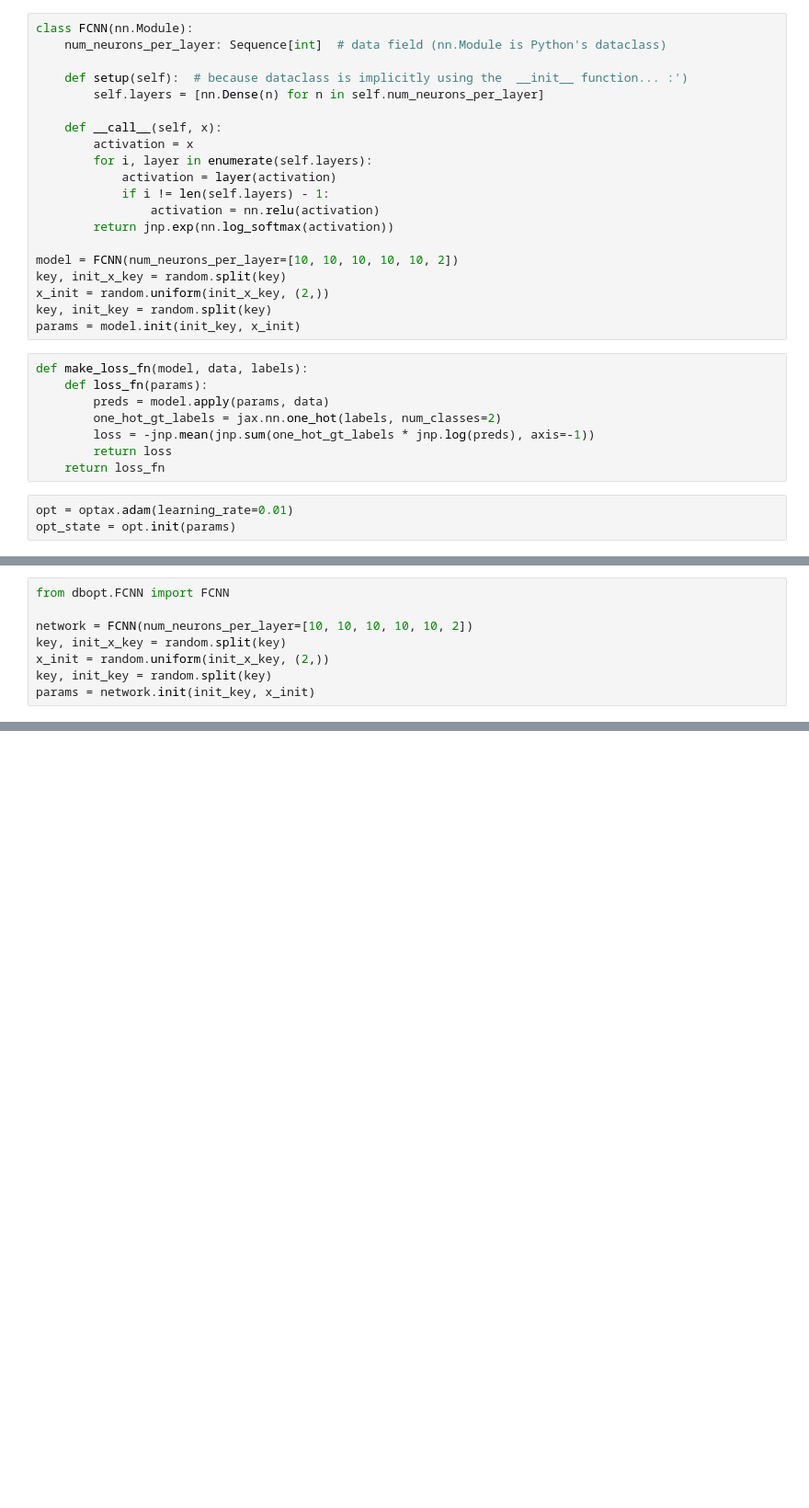
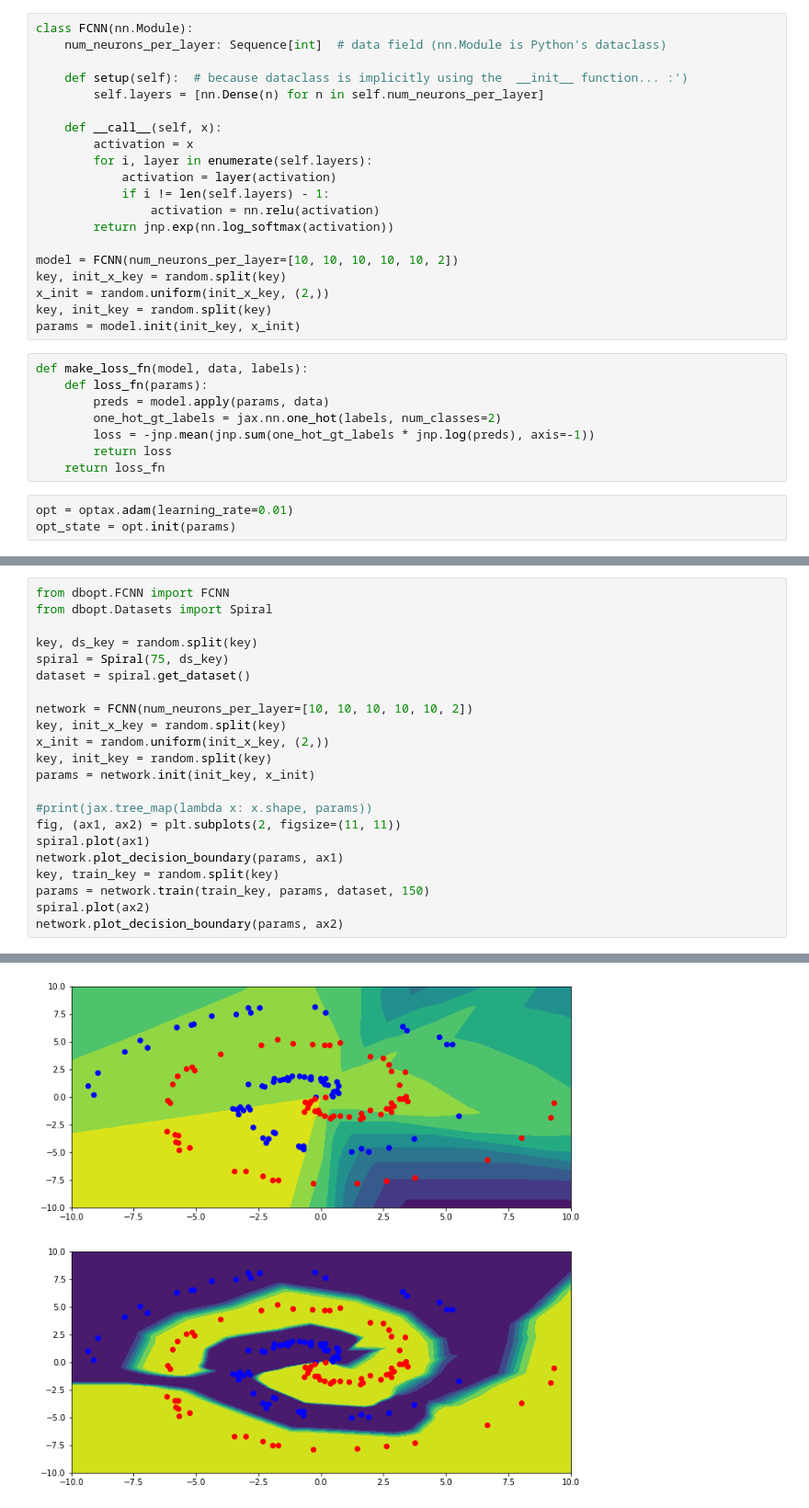
Before and after one commit to Noam-Ghenassia/dbopt, a Jupyter notebook: src/dbopt/flax_playground.ipynb, the cells around one changed output, grey strips where cells are left out. Shown: that part at 92% size. Saved outputs shown, nothing was run; the diff lists cells and outputs as text; blank space fills up the shorter version.

Commit message:
DecisionBoundaryOptimizer now works with the network and spiral dataset

```diff
--- a/src/dbopt/flax_playground.ipynb
+++ b/src/dbopt/flax_playground.ipynb
@@ -145,9 +122,23 @@ plot_decision_boundary(ax1)
 # %%
 from dbopt.FCNN import FCNN
+from dbopt.Datasets import Spiral
+
+key, ds_key = random.split(key)
+spiral = Spiral(75, ds_key)
+dataset = spiral.get_dataset()
 
 network = FCNN(num_neurons_per_layer=[10, 10, 10, 10, 10, 2])
 key, init_x_key = random.split(key)
 x_init = random.uniform(init_x_key, (2,))
 key, init_key = random.split(key)
 params = network.init(init_key, x_init)
+
+#print(jax.tree_map(lambda x: x.shape, params))
+fig, (ax1, ax2) = plt.subplots(2, figsize=(11, 11))
+spiral.plot(ax1)
+network.plot_decision_boundary(params, ax1)
+key, train_key = random.split(key)
+params = network.train(train_key, params, dataset, 150)
+spiral.plot(ax2)
+network.plot_decision_boundary(params, ax2)
 # %% [output]
@@ -168,0 +151 @@ flax.errors.SetAttributeFrozenModuleError: Can't set __class__=<class 'dbopt.FCN
+[figure, added]
```
Also changed, not shown: parts of 7 cells of this notebook, 6 other files.
